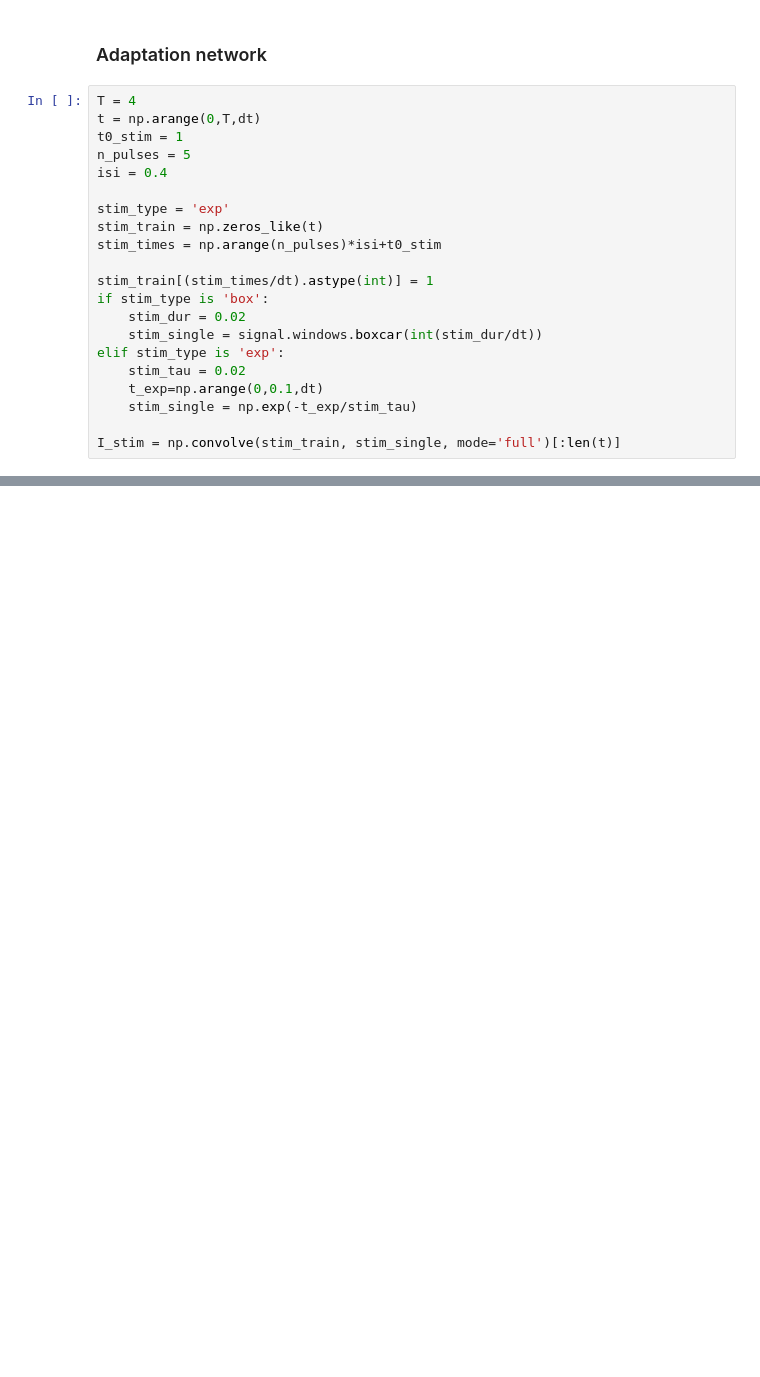
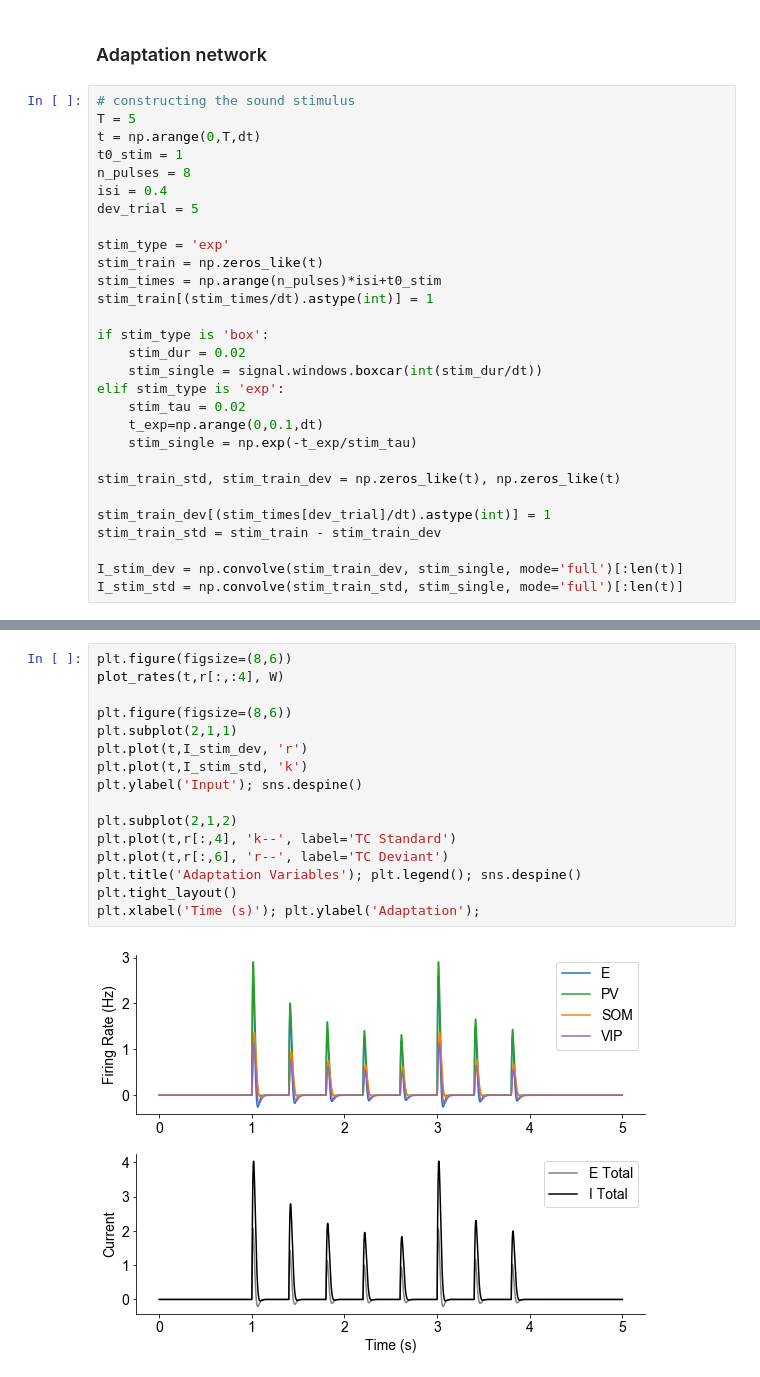
Before and after one commit to rdgao/1E3I, a Jupyter notebook: notebooks/rate_model.ipynb, the cells around one changed output, grey strips where cells are left out. Cells and saved outputs as stored; diff of their text form; blank space fills up the shorter version.

```diff
--- a/notebooks/rate_model.ipynb
+++ b/notebooks/rate_model.ipynb
@@ -149,17 +157,19 @@ plot_rates(t,r+r0, W)
 # %% [markdown]
 ### Adaptation network
 # %%
-T = 4
+# constructing the sound stimulus
+T = 5
 t = np.arange(0,T,dt)
 t0_stim = 1
-n_pulses = 5
+n_pulses = 8
 isi = 0.4
+dev_trial = 5
 
 stim_type = 'exp'
 stim_train = np.zeros_like(t)
 stim_times = np.arange(n_pulses)*isi+t0_stim
+stim_train[(stim_times/dt).astype(int)] = 1
 
-stim_train[(stim_times/dt).astype(int)] = 1
 if stim_type is 'box':
     stim_dur = 0.02
     stim_single = signal.windows.boxcar(int(stim_dur/dt))
@@ -168,5 +178,11 @@ elif stim_type is 'exp':
     t_exp=np.arange(0,0.1,dt)
     stim_single = np.exp(-t_exp/stim_tau)
 
-I_stim = np.convolve(stim_train, stim_single, mode='full')[:len(t)]
+stim_train_std, stim_train_dev = np.zeros_like(t), np.zeros_like(t)
+
+stim_train_dev[(stim_times[dev_trial]/dt).astype(int)] = 1
+stim_train_std = stim_train - stim_train_dev
+
+I_stim_dev = np.convolve(stim_train_dev, stim_single, mode='full')[:len(t)]
+I_stim_std = np.convolve(stim_train_std, stim_single, mode='full')[:len(t)]
 # %%
@@ -216,0 +240,18 @@ sns.despine()
+# %%
+plt.figure(figsize=(8,6))
+plot_rates(t,r[:,:4], W)
+
+plt.figure(figsize=(8,6))
+plt.subplot(2,1,1)
+plt.plot(t,I_stim_dev, 'r')
+plt.plot(t,I_stim_std, 'k')
+plt.ylabel('Input'); sns.despine()
+
+plt.subplot(2,1,2)
+plt.plot(t,r[:,4], 'k--', label='TC Standard')
+plt.plot(t,r[:,6], 'r--', label='TC Deviant')
+plt.title('Adaptation Variables'); plt.legend(); sns.despine()
+plt.tight_layout()
+plt.xlabel('Time (s)'); plt.ylabel('Adaptation');
+# %% [output]
+[figure, added]
```
Also changed, not shown: parts of 5 cells of this notebook.
